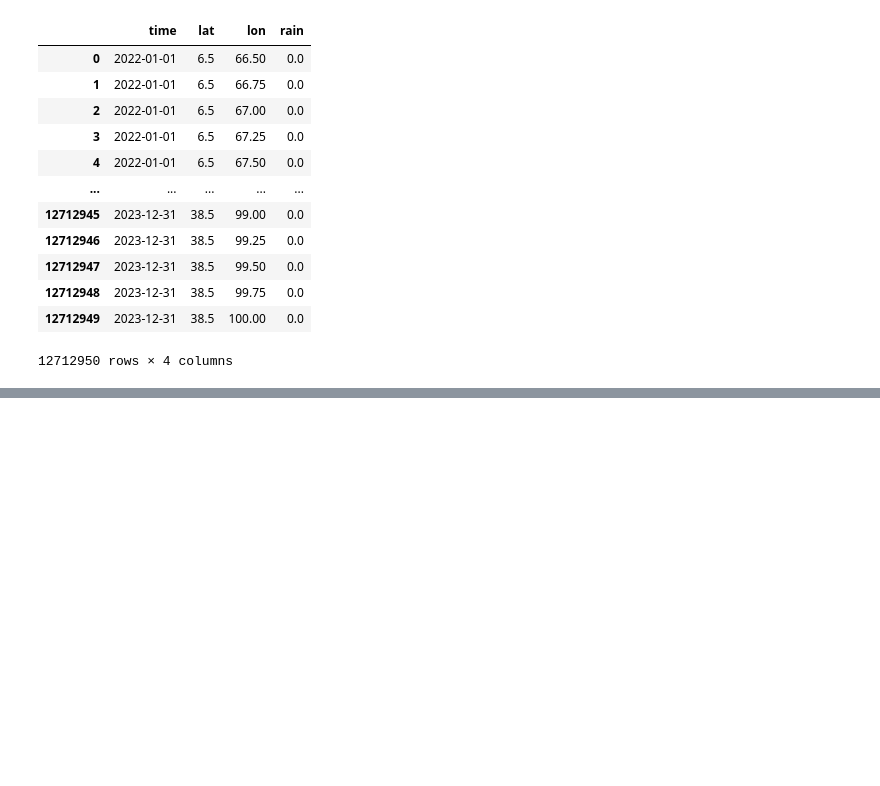
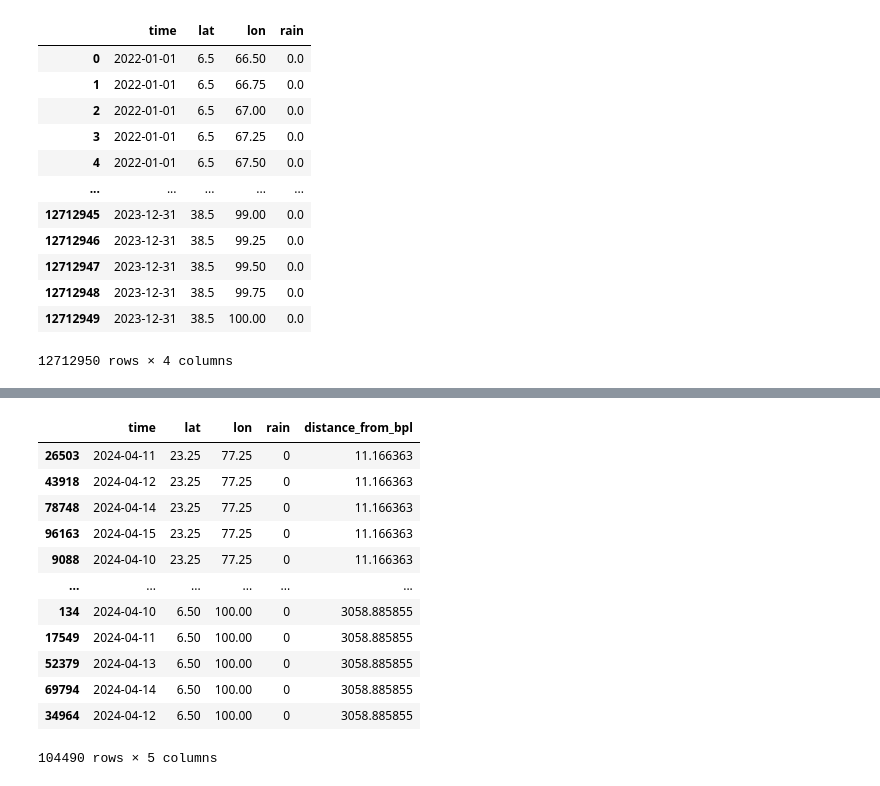
Before and after one commit to Rishit605/MetP, a Jupyter notebook: MET.ipynb, the cells around one changed output, grey strips where cells are left out. Drawn from its saved outputs; the diff is of its cells as text; code cells hidden in the pictures; blank space fills up the shorter version.

```diff
--- a/MET.ipynb
+++ b/MET.ipynb
@@ -258,0 +536,17 @@ KeyError: 'lat'
+# %%
+sort_df = rt_df.sort_values(by='distance_from_bpl')
+sort_df
+# %% [output]
+|  | time | lat | lon | rain | distance_from_bpl |
+| 26503 | 2024-04-11 | 23.25 | 77.25 | 0 | 11.166363 |
+| 43918 | 2024-04-12 | 23.25 | 77.25 | 0 | 11.166363 |
+| 78748 | 2024-04-14 | 23.25 | 77.25 | 0 | 11.166363 |
+| 96163 | 2024-04-15 | 23.25 | 77.25 | 0 | 11.166363 |
+| 9088 | 2024-04-10 | 23.25 | 77.25 | 0 | 11.166363 |
+| ... | ... | ... | ... | ... | ... |
+| 134 | 2024-04-10 | 6.50 | 100.00 | 0 | 3058.885855 |
+| 17549 | 2024-04-11 | 6.50 | 100.00 | 0 | 3058.885855 |
+| 52379 | 2024-04-13 | 6.50 | 100.00 | 0 | 3058.885855 |
+| 69794 | 2024-04-14 | 6.50 | 100.00 | 0 | 3058.885855 |
+| 34964 | 2024-04-12 | 6.50 | 100.00 | 0 | 3058.885855 |
+104490 rows × 5 columns
```
Also changed, not shown: parts of 44 cells of this notebook, 3 other files.
